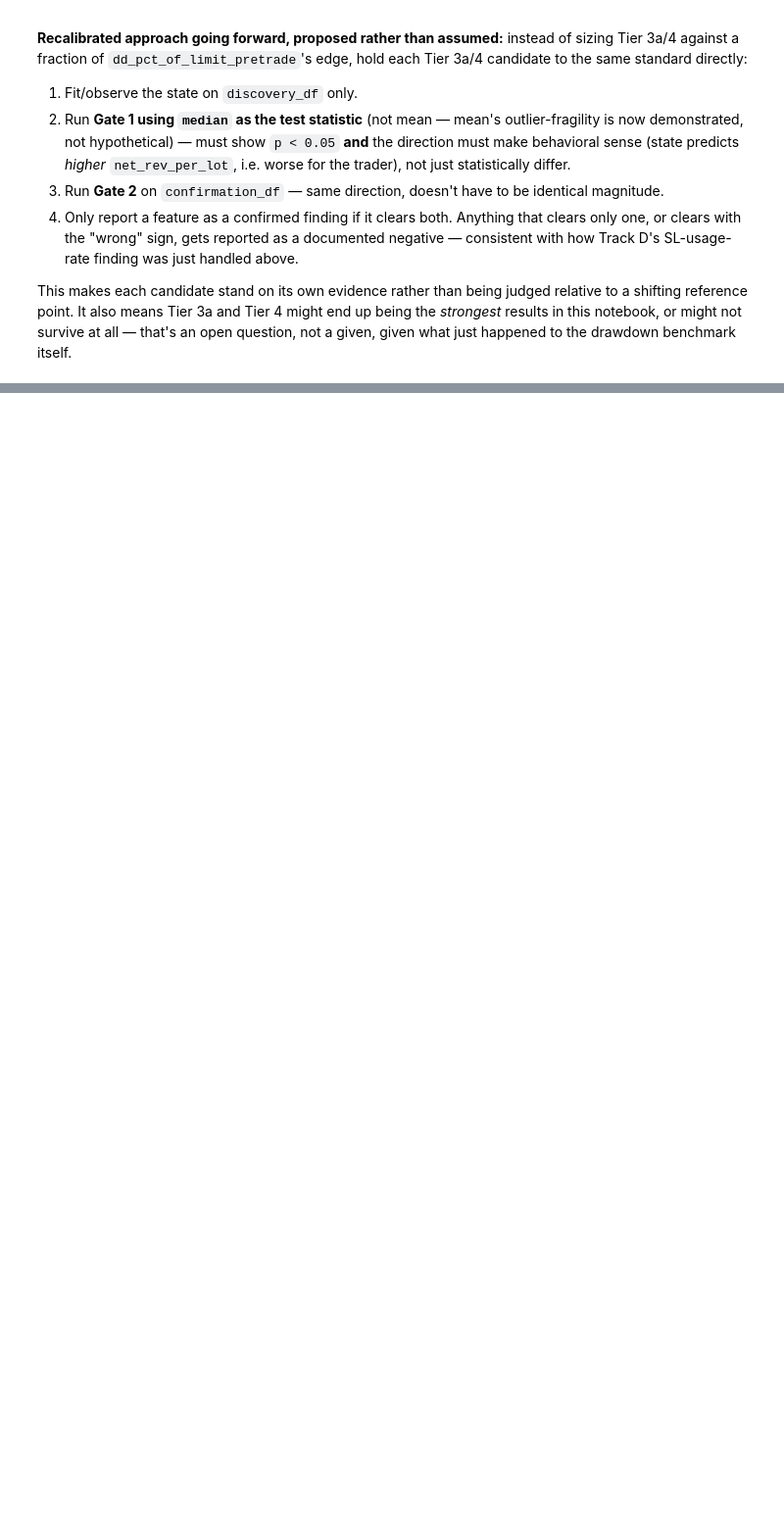
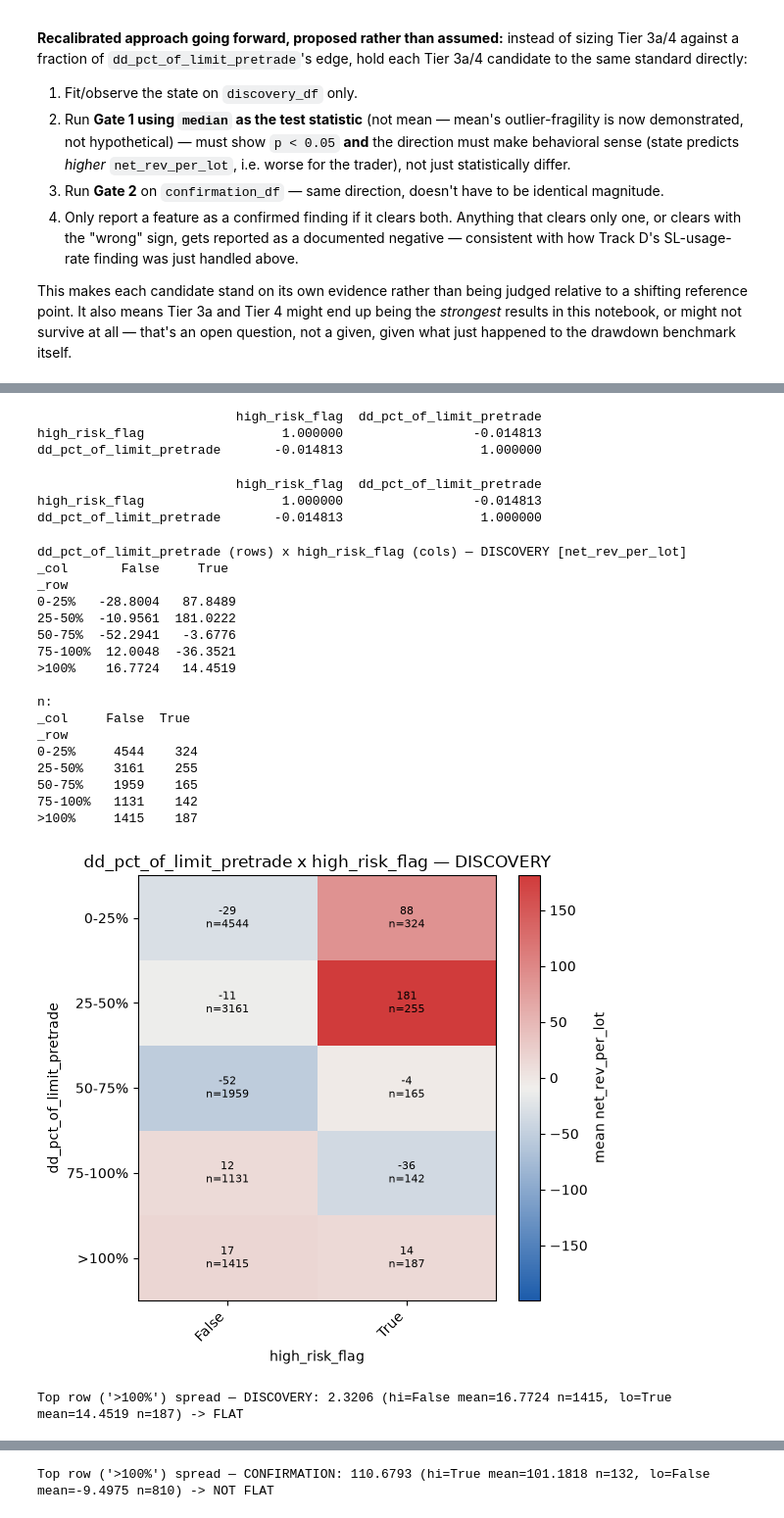
Before and after one commit to aanya006/C22-veNTUre-project, a Jupyter notebook: notebooks/Stage2_FE.ipynb, the cells around one changed output, grey strips where cells are left out. Shown at 98% size. Saved outputs shown, nothing was run; the diff lists cells and outputs as text; code cells hidden in the pictures; blank space fills up the shorter version.

```diff
--- a/notebooks/Stage2_FE.ipynb
+++ b/notebooks/Stage2_FE.ipynb
@@ -983,0 +1181,41 @@ One row per feature analysed above, pulled from the existing results (no re-runn
+# %%
+print(work_d[["high_risk_flag", "dd_pct_of_limit_pretrade"]].corr())
+# %% [output]
+                          high_risk_flag  dd_pct_of_limit_pretrade
+high_risk_flag                  1.000000                 -0.014813
+dd_pct_of_limit_pretrade       -0.014813                  1.000000
+# %%
+print(work_d[["high_risk_flag", "dd_pct_of_limit_pretrade"]].corr())
+# %% [output]
+                          high_risk_flag  dd_pct_of_limit_pretrade
+high_risk_flag                  1.000000                 -0.014813
+dd_pct_of_limit_pretrade       -0.014813                  1.000000
+# %%
+for label, df_ in [("DISCOVERY", discovery_df), ("CONFIRMATION", confirmation_df)]:
+    cs, mg, ng = interaction_grid(
+        df_, "dd_pct_of_limit_pretrade", "high_risk_flag",
+        (dd_bins, dd_labels), (None, None), "net_rev_per_lot", label,
+        baseline=df_["net_rev_per_lot"].mean()
+    )
+    top_row_spread(cs, mg, "high_risk_flag", label)
+    print()
+# %% [output]
+dd_pct_of_limit_pretrade (rows) x high_risk_flag (cols) — DISCOVERY [net_rev_per_lot]
+_col       False     True
+_row
+0-25%   -28.8004   87.8489
+25-50%  -10.9561  181.0222
+50-75%  -52.2941   -3.6776
+75-100%  12.0048  -36.3521
+>100%    16.7724   14.4519
+
+n:
+_col     False  True
+_row
+0-25%     4544    324
+25-50%    3161    255
+50-75%    1959    165
+75-100%   1131    142
+>100%     1415    187
+[figure, added]
+Top row ('>100%') spread — DISCOVERY: 2.3206 (hi=False mean=16.7724 n=1415, lo=True mean=14.4519 n=187) -> FLAT
@@ -983,0 +1241 @@ One row per feature analysed above, pulled from the existing results (no re-runn
+Top row ('>100%') spread — CONFIRMATION: 110.6793 (hi=True mean=101.1818 n=132, lo=False mean=-9.4975 n=810) -> NOT FLAT
```
Also changed, not shown: parts of 16 cells of this notebook.
